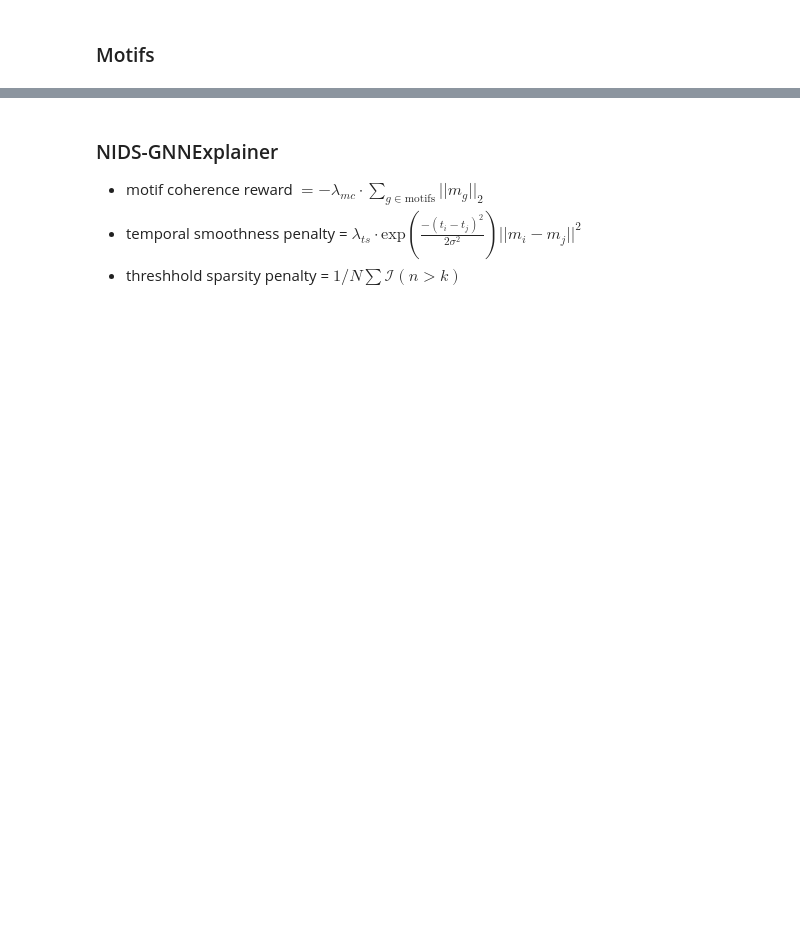
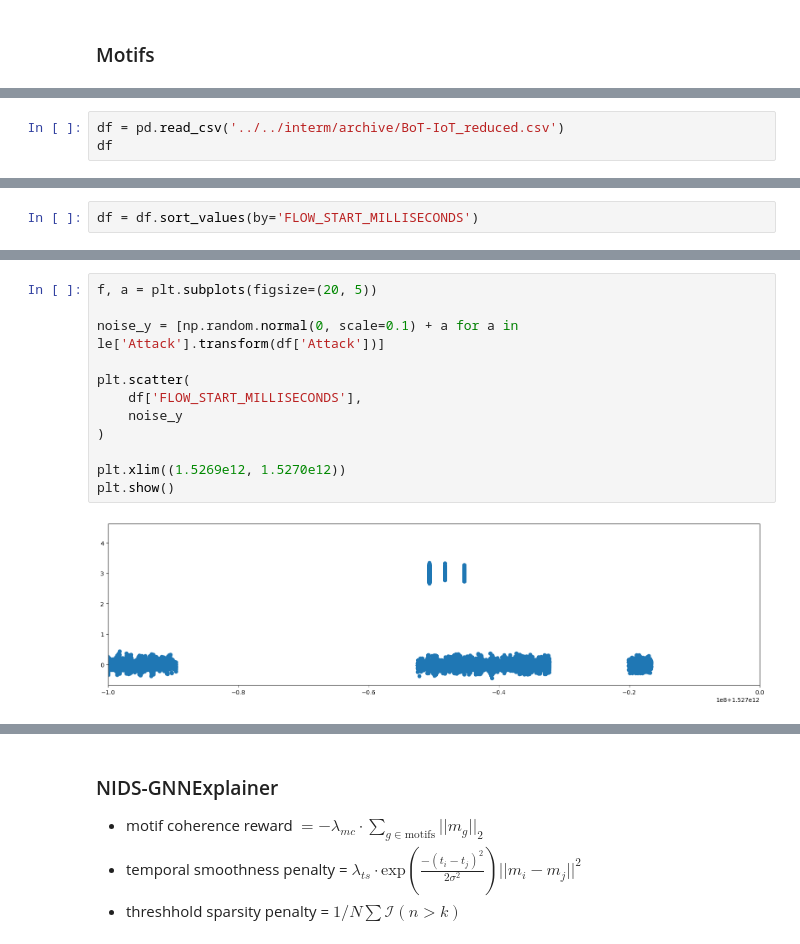
Before and after one commit to ljrn8/COMP4003, a Jupyter notebook: notebooks/xAI/BoT-IoT_gnne_adaptation.ipynb, the cells around one changed output, grey strips where cells are left out. Saved outputs shown, nothing was run; the diff lists cells and outputs as text; blank space fills up the shorter version.

```diff
--- a/notebooks/xAI/BoT-IoT_gnne_adaptation.ipynb
+++ b/notebooks/xAI/BoT-IoT_gnne_adaptation.ipynb
@@ -131,0 +143,3 @@ pyg_lg.x[:, 51].sum(), pyg_lg.x[:, 52].sum()
+# %%
+df = pd.read_csv('../../interm/archive/BoT-IoT_reduced.csv')
+df
@@ -131,0 +161,2 @@ pyg_lg.x[:, 51].sum(), pyg_lg.x[:, 52].sum()
+# %%
+df = df.sort_values(by='FLOW_START_MILLISECONDS')
@@ -131,0 +165,14 @@ pyg_lg.x[:, 51].sum(), pyg_lg.x[:, 52].sum()
+# %%
+f, a = plt.subplots(figsize=(20, 5))
+
+noise_y = [np.random.normal(0, scale=0.1) + a for a in le['Attack'].transform(df['Attack'])]
+
+plt.scatter(
+    df['FLOW_START_MILLISECONDS'],
+    noise_y
+)
+
+plt.xlim((1.5269e12, 1.5270e12))
+plt.show()
+# %% [output]
+[figure, added]
```
Also changed, not shown: parts of 10 cells of this notebook.
